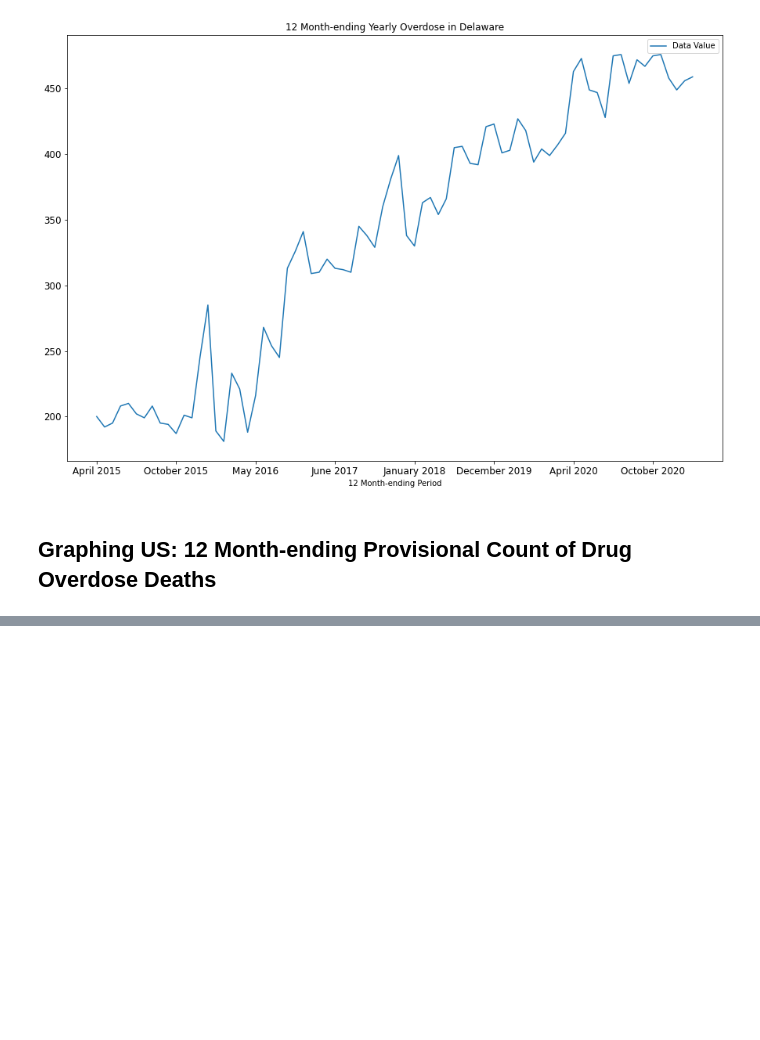
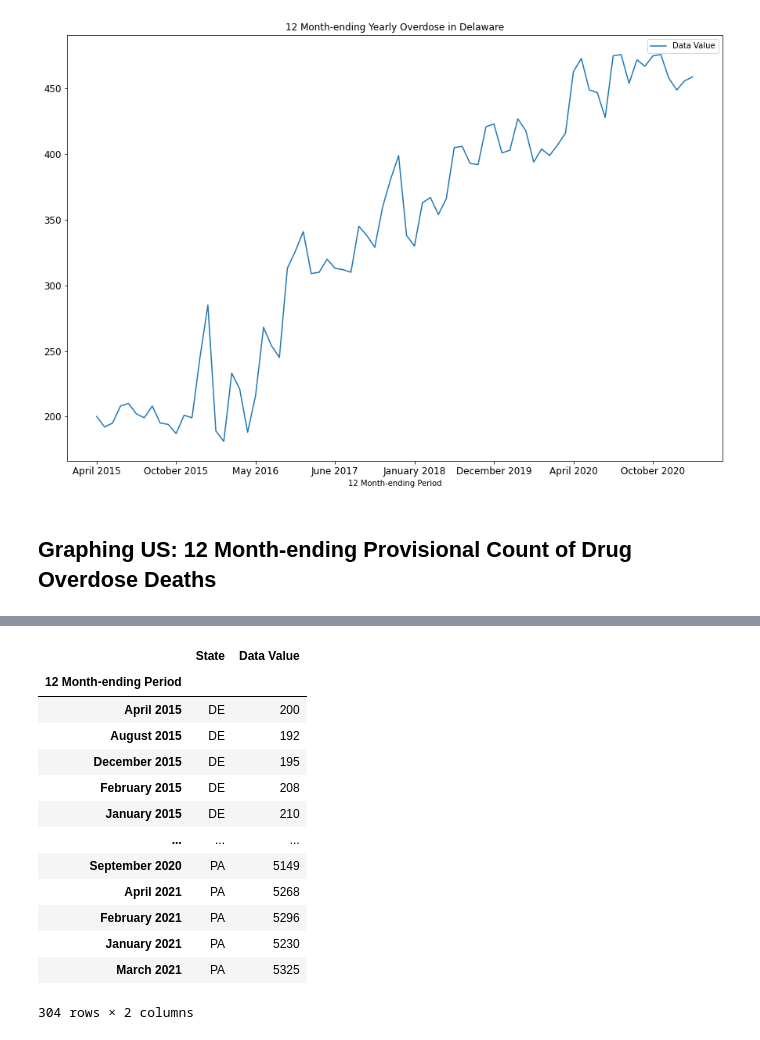
Before and after one commit to croethel/DataEngineering.Labs.AirflowProject, a Jupyter notebook: VSRR_notebook.ipynb, the cells around one changed output, grey strips where cells are left out. Saved outputs shown, nothing was run; the diff lists cells and outputs as text; code cells hidden in the pictures; blank space fills up the shorter version.

```diff
--- a/VSRR_notebook.ipynb
+++ b/VSRR_notebook.ipynb
@@ -149,0 +188,17 @@ overdosegraphdataUS
+# %%
+overdosegraphdataregion
+# %% [output]
+|  | State | Data Value |
+| 12 Month-ending Period |  |  |
+| April 2015 | DE | 200 |
+| August 2015 | DE | 192 |
+| December 2015 | DE | 195 |
+| February 2015 | DE | 208 |
+| January 2015 | DE | 210 |
+| ... | ... | ... |
+| September 2020 | PA | 5149 |
+| April 2021 | PA | 5268 |
+| February 2021 | PA | 5296 |
+| January 2021 | PA | 5230 |
+| March 2021 | PA | 5325 |
+304 rows × 2 columns
```
Also changed, not shown: parts of 8 cells of this notebook.
